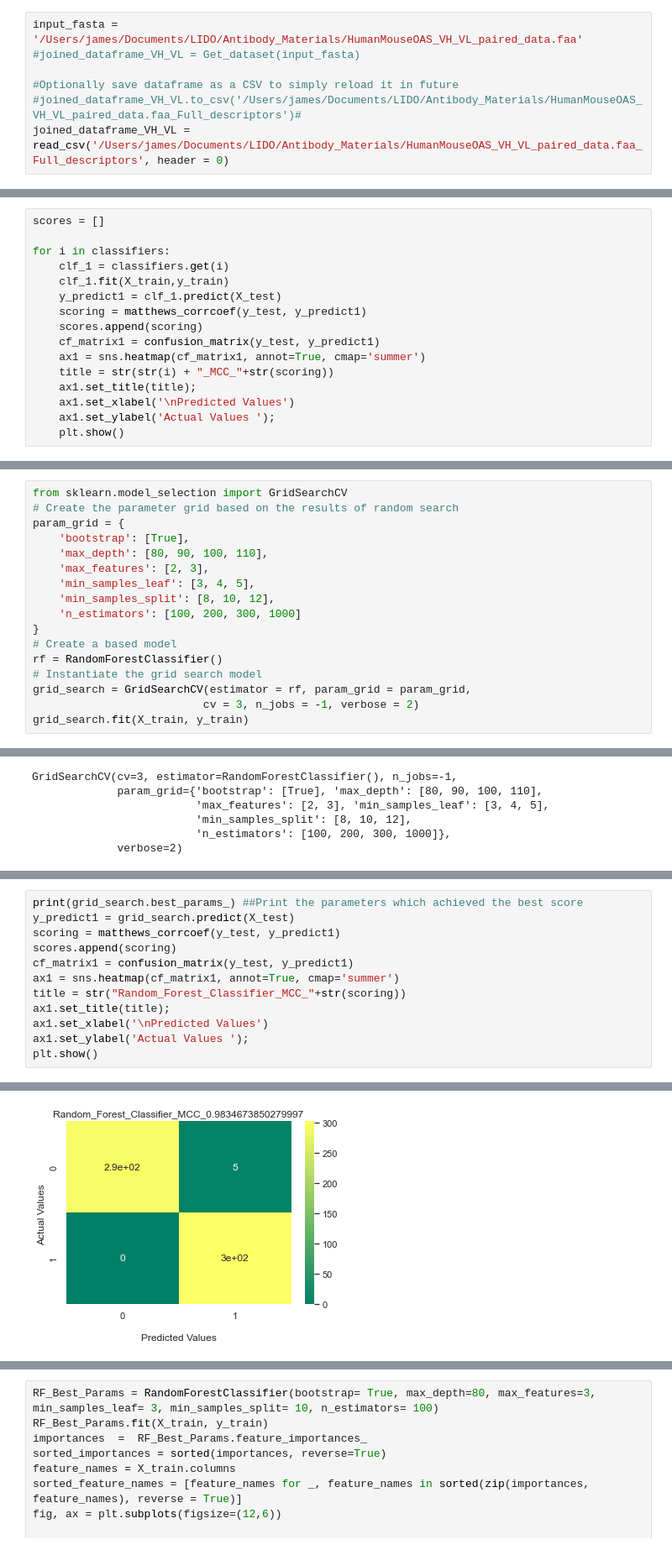
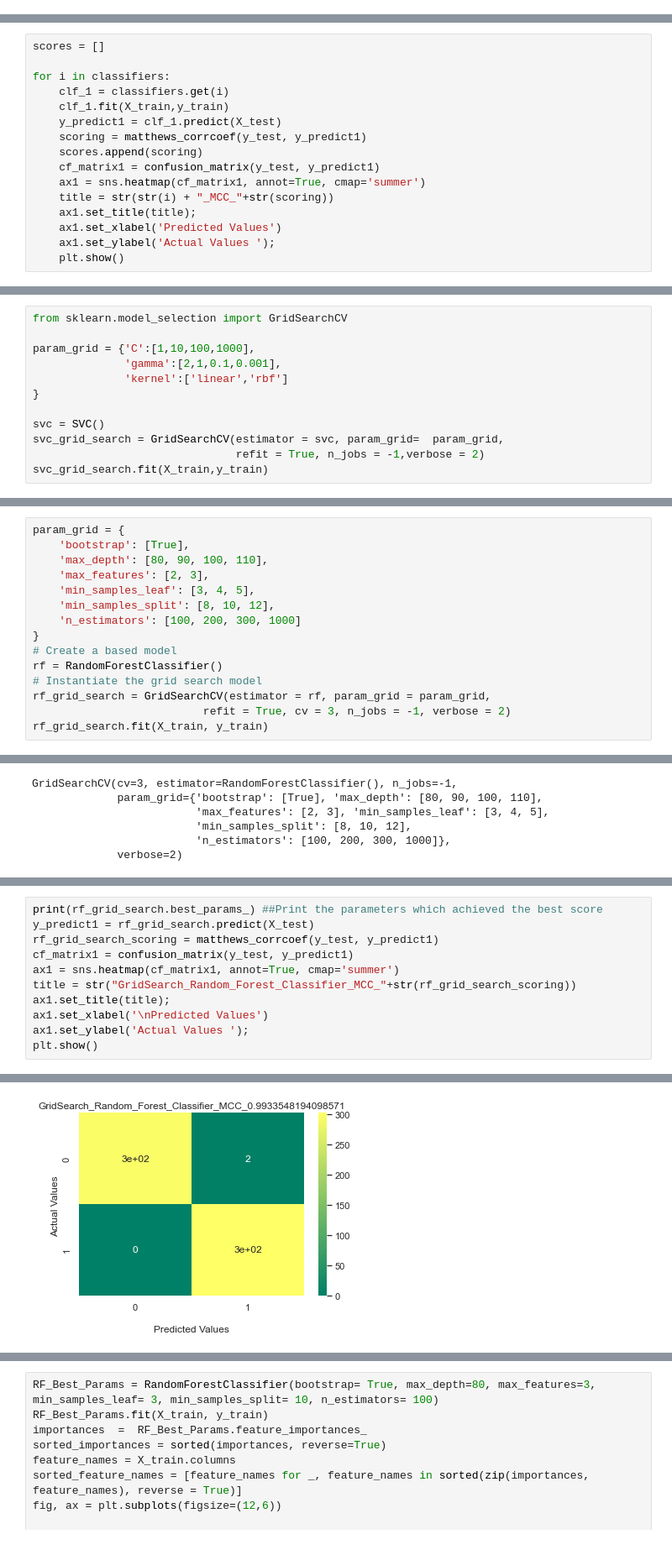
Before and after one commit to AdamTest24/Antibody_Materials, a Jupyter notebook: Mouse_0_Human_1_Clustering_Saba.ipynb, the cells around one changed output, grey strips where cells are left out. Shown at 84% size. Drawn from its saved outputs; the diff is of its cells as text.

```diff
--- a/Mouse_0_Human_1_Clustering_Saba.ipynb
+++ b/Mouse_0_Human_1_Clustering_Saba.ipynb
@@ -162,7 +175,0 @@ Do it yourself
-# %%
-input_fasta = '/Users/james/Documents/LIDO/Antibody_Materials/HumanMouseOAS_VH_VL_paired_data.faa'
-#joined_dataframe_VH_VL = Get_dataset(input_fasta)
-
-#Optionally save dataframe as a CSV to simply reload it in future
-#joined_dataframe_VH_VL.to_csv('/Users/james/Documents/LIDO/Antibody_Materials/HumanMouseOAS_VH_VL_paired_data.faa_Full_descriptors')#
-joined_dataframe_VH_VL = read_csv('/Users/james/Documents/LIDO/Antibody_Materials/HumanMouseOAS_VH_VL_paired_data.faa_Full_descriptors', header = 0)
@@ -235,7 +248,7 @@ for i in classifiers:
     ax1 = sns.heatmap(cf_matrix1, annot=True, cmap='summer')
     title = str(str(i) + "_MCC_"+str(scoring))
     ax1.set_title(title);
-    ax1.set_xlabel('\nPredicted Values')
+    ax1.set_xlabel('Predicted Values')
     ax1.set_ylabel('Actual Values ');
     plt.show()
 # %% [output]
@@ -268,0 +290,12 @@ When a machine learning predictor is performing well, there is always the possib
+# %%
+from sklearn.model_selection import GridSearchCV
+
+param_grid = {'C':[1,10,100,1000],
+              'gamma':[2,1,0.1,0.001],
+              'kernel':['linear','rbf']
+}
+
+svc = SVC()
+svc_grid_search = GridSearchCV(estimator = svc, param_grid=  param_grid,
+                               refit = True, n_jobs = -1,verbose = 2)
+svc_grid_search.fit(X_train,y_train)
@@ -269,6 +307,4 @@ When a machine learning predictor is performing well, there is always the possib
 # %%
-from sklearn.model_selection import GridSearchCV
-# Create the parameter grid based on the results of random search
 param_grid = {
     'bootstrap': [True],
     'max_depth': [80, 90, 100, 110],
@@ -280,9 +316,9 @@ param_grid = {
 # Create a based model
 rf = RandomForestClassifier()
 # Instantiate the grid search model
-grid_search = GridSearchCV(estimator = rf, param_grid = param_grid,
-                          cv = 3, n_jobs = -1, verbose = 2)
-grid_search.fit(X_train, y_train)
+rf_grid_search = GridSearchCV(estimator = rf, param_grid = param_grid,
+                          refit = True, cv = 3, n_jobs = -1, verbose = 2)
+rf_grid_search.fit(X_train, y_train)
 # %% [output]
 Fitting 3 folds for each of 288 candidates, totalling 864 fits
 GridSearchCV(cv=3, estimator=RandomForestClassifier(), n_jobs=-1,
@@ -294,11 +344,10 @@ GridSearchCV(cv=3, estimator=RandomForestClassifier(), n_jobs=-1,
 # %%
-print(grid_search.best_params_) ##Print the parameters which achieved the best score
-y_predict1 = grid_search.predict(X_test)
-scoring = matthews_corrcoef(y_test, y_predict1)
-scores.append(scoring)
+print(rf_grid_search.best_params_) ##Print the parameters which achieved the best score
+y_predict1 = rf_grid_search.predict(X_test)
+rf_grid_search_scoring = matthews_corrcoef(y_test, y_predict1)
 cf_matrix1 = confusion_matrix(y_test, y_predict1)
 ax1 = sns.heatmap(cf_matrix1, annot=True, cmap='summer')
-title = str("Random_Forest_Classifier_MCC_"+str(scoring))
+title = str("GridSearch_Random_Forest_Classifier_MCC_"+str(rf_grid_search_scoring))
 ax1.set_title(title);
 ax1.set_xlabel('\nPredicted Values')
 ax1.set_ylabel('Actual Values ');
@@ -308 +357 @@ plt.show()
-[figure, old version]
+[figure, new version]
```
Also changed, not shown: parts of 39 cells of this notebook.
